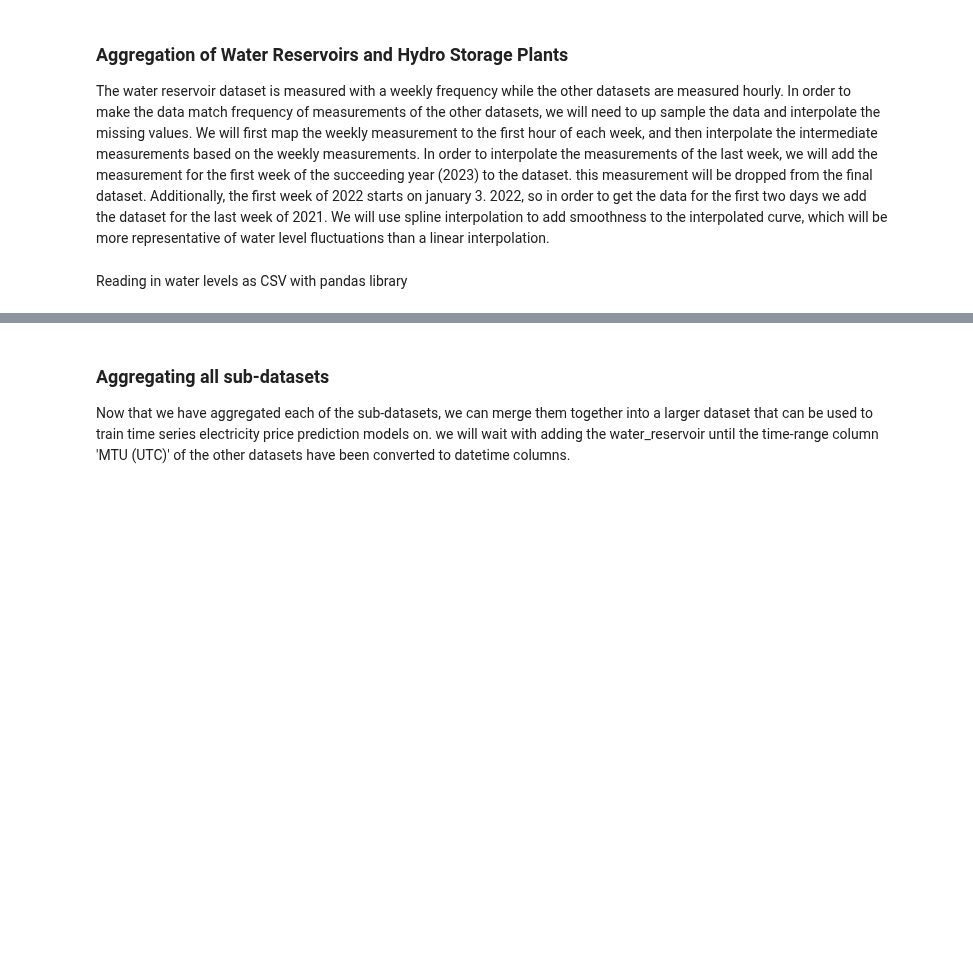
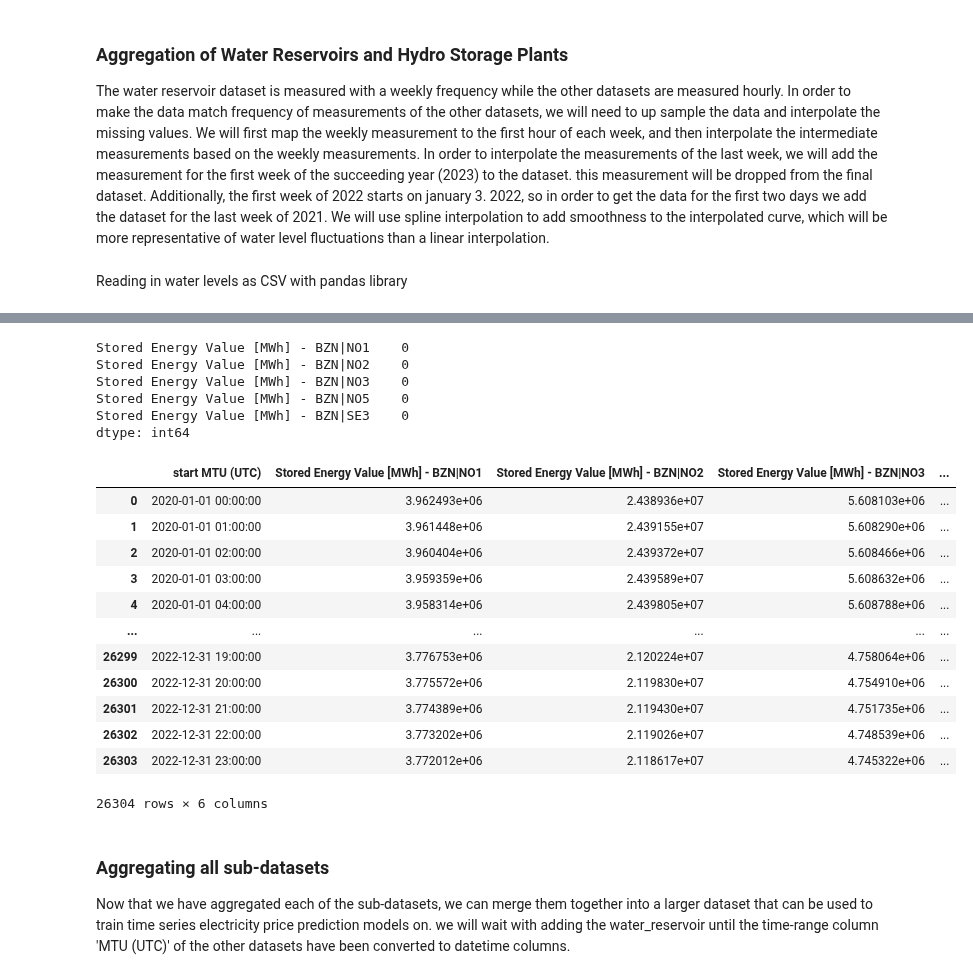
Before and after one commit to HIOF-Bachelor-Project-Group-7/Time-series-energy-price-prediction-bidding-zone-N01, a Jupyter notebook: code/Data aggregation of energy market bidding zone NO1 2020-2022.ipynb, the cells around one changed output, grey strips where cells are left out. Saved outputs shown, nothing was run; the diff lists cells and outputs as text; code cells hidden in the pictures; blank space fills up the shorter version.

```diff
--- a/code/Data aggregation of energy market bidding zone NO1 2020-2022.ipynb
+++ b/code/Data aggregation of energy market bidding zone NO1 2020-2022.ipynb
@@ -1216,0 +1424,3 @@ Checking to see if we have correctly selected the last week of 2021 and first we
+# %%
+# uppsampling joined_water_week dataframe to an hourly frequency
+joined_week_date_water_dataframe = joined_week_date_water_dataframe.asfreq('H')
@@ -1216,0 +1449,3 @@ Checking to see if we have correctly selected the last week of 2021 and first we
+# %%
+# performing cubic spline interpolation (3rd degree polynomial)
+interpolated_df = joined_week_date_water_dataframe.interpolate(method='spline', order=3)
@@ -1217,3 +1470,38 @@ Checking to see if we have correctly selected the last week of 2021 and first we
+# %%
+# checking data for missing values, if any
+interpolated_df.isna().sum()
+# %% [output]
+Stored Energy Value [MWh] - BZN|NO1    0
+Stored Energy Value [MWh] - BZN|NO2    0
+Stored Energy Value [MWh] - BZN|NO3    0
+Stored Energy Value [MWh] - BZN|NO5    0
+Stored Energy Value [MWh] - BZN|SE3    0
+dtype: int64
+# %%
+# filtering out the data from year 2021 and 2023
+filtering_interpolation_df = interpolated_df.loc[(interpolated_df.index >= '2020-01-01 00:00:00')
+                                                 & (interpolated_df.index <= '2022-12-31 23:00:00')]
+# %%
+# resetting index
+water_reservoir = filtering_interpolation_df
+water_reservoir = water_reservoir.reset_index()
+water_reservoir = water_reservoir.rename(columns={'Week_start_date': 'start MTU (UTC)'})
+# %%
+water_reservoir
+# %% [output]
+|  | start MTU (UTC) | Stored Energy Value [MWh] - BZN|NO1 | Stored Energy Value [MWh] - BZN|NO2 | Stored Energy Value [MWh] - BZN|NO3 | ... |
+| 0 | 2020-01-01 00:00:00 | 3.962493e+06 | 2.438936e+07 | 5.608103e+06 | ... |
+| 1 | 2020-01-01 01:00:00 | 3.961448e+06 | 2.439155e+07 | 5.608290e+06 | ... |
+| 2 | 2020-01-01 02:00:00 | 3.960404e+06 | 2.439372e+07 | 5.608466e+06 | ... |
+| 3 | 2020-01-01 03:00:00 | 3.959359e+06 | 2.439589e+07 | 5.608632e+06 | ... |
+| 4 | 2020-01-01 04:00:00 | 3.958314e+06 | 2.439805e+07 | 5.608788e+06 | ... |
+| ... | ... | ... | ... | ... | ... |
+| 26299 | 2022-12-31 19:00:00 | 3.776753e+06 | 2.120224e+07 | 4.758064e+06 | ... |
+| 26300 | 2022-12-31 20:00:00 | 3.775572e+06 | 2.119830e+07 | 4.754910e+06 | ... |
+| 26301 | 2022-12-31 21:00:00 | 3.774389e+06 | 2.119430e+07 | 4.751735e+06 | ... |
+| 26302 | 2022-12-31 22:00:00 | 3.773202e+06 | 2.119026e+07 | 4.748539e+06 | ... |
+| 26303 | 2022-12-31 23:00:00 | 3.772012e+06 | 2.118617e+07 | 4.745322e+06 | ... |
+26304 rows × 6 columns
 # %% [markdown]
 ### Aggregating all sub-datasets
 Now that we have aggregated each of the sub-datasets, we can merge them together into a larger dataset that can be used to train time series electricity price prediction models on. we will wait with adding the water_reservoir until the time-range column 'MTU (UTC)' of the other datasets have been converted to datetime columns.
```
Also changed, not shown: parts of 31 cells of this notebook, 11 other files.
